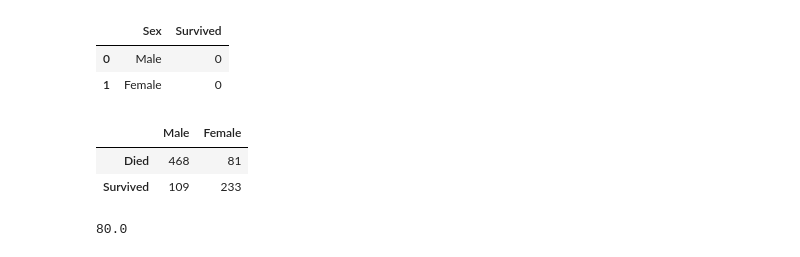
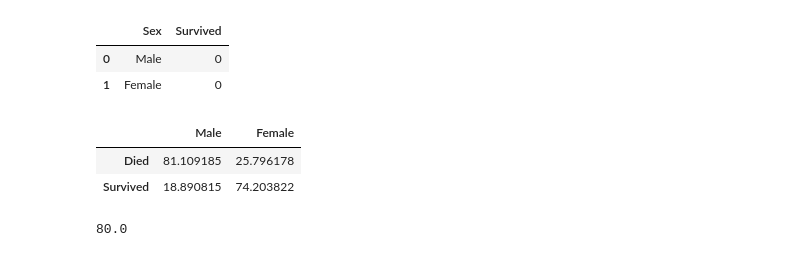
Before and after one commit to CrunchySweet/AI, a Jupyter notebook: Semester1/Titanic/Titanic.ipynb, the cells around one changed output. Saved outputs shown, nothing was run; the diff lists cells and outputs as text; code cells hidden in the pictures.

```diff
--- a/Semester1/Titanic/Titanic.ipynb
+++ b/Semester1/Titanic/Titanic.ipynb
@@ -134,29 +134,34 @@ df2.head()
 # %%
 maleSurvived = 0
 femaleSurvived = 0
 maleDied = 0
 femaleDied = 0
-
+mAll = 0
+fAll = 0
 for idx in range(len(data)):
     if data.loc[idx]["Sex"] == "male" and data.loc[idx]["Survived"] == 0:
         maleDied += 1
+        mAll += 1
     elif data.loc[idx]["Sex"] == "male" and data.loc[idx]["Survived"] == 1:
         maleSurvived += 1
+        mAll += 1
     elif data.loc[idx]["Sex"] == "female" and data.loc[idx]["Survived"] == 0:
         femaleDied += 1
+        fAll += 1
     elif data.loc[idx]["Sex"] == "female" and data.loc[idx]["Survived"] == 1:
         femaleSurvived += 1
+        fAll += 1
 
 conTable = pd.DataFrame({
-    "Male": [maleDied, maleSurvived],
-    "Female": [femaleDied, femaleSurvived]
+    "Male": [maleDied/mAll *100, maleSurvived/mAll *100],
+    "Female": [femaleDied/fAll *100, femaleSurvived/fAll *100]
 })
 conTable.index = ["Died", "Survived"]
 conTable.head()
 # %% [output]
 |  | Male | Female |
-| Died | 468 | 81 |
-| Survived | 109 | 233 |
+| Died | 81.109185 | 25.796178 |
+| Survived | 18.890815 | 74.203822 |
 # %%
 minAge = data["Age"].max()
 print(minAge)
```
Also changed, not shown: parts of 6 cells of this notebook.
